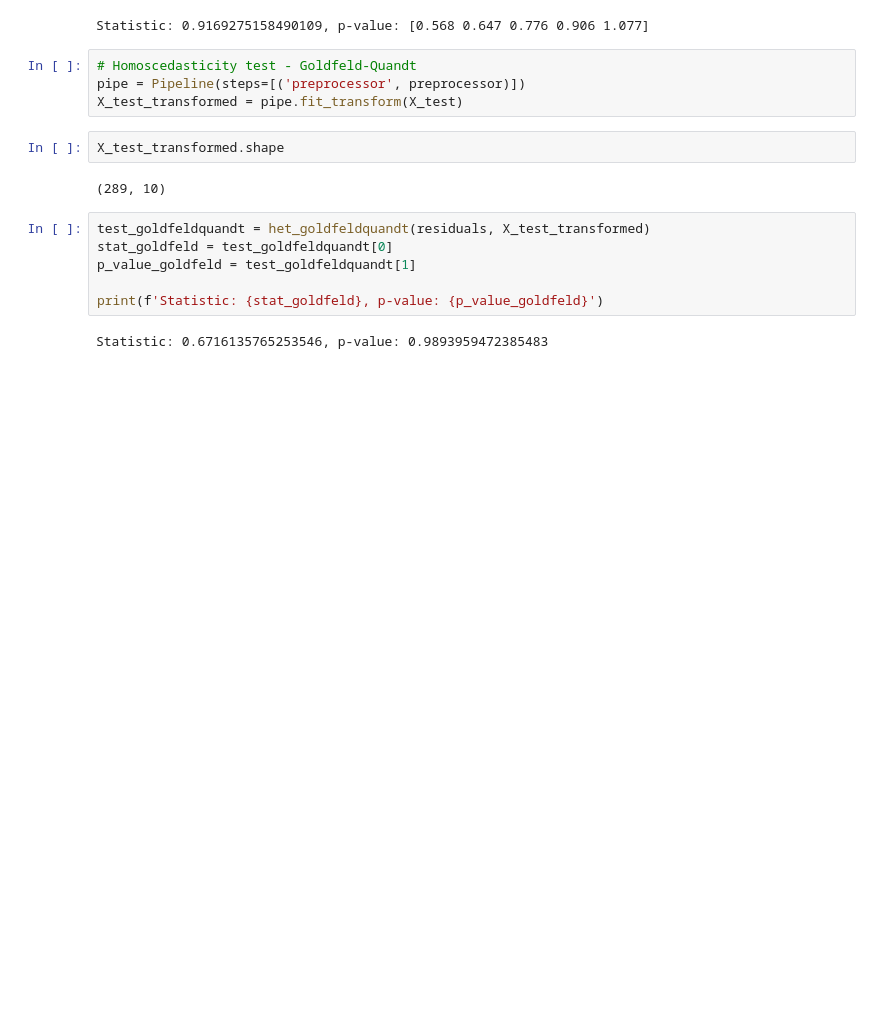
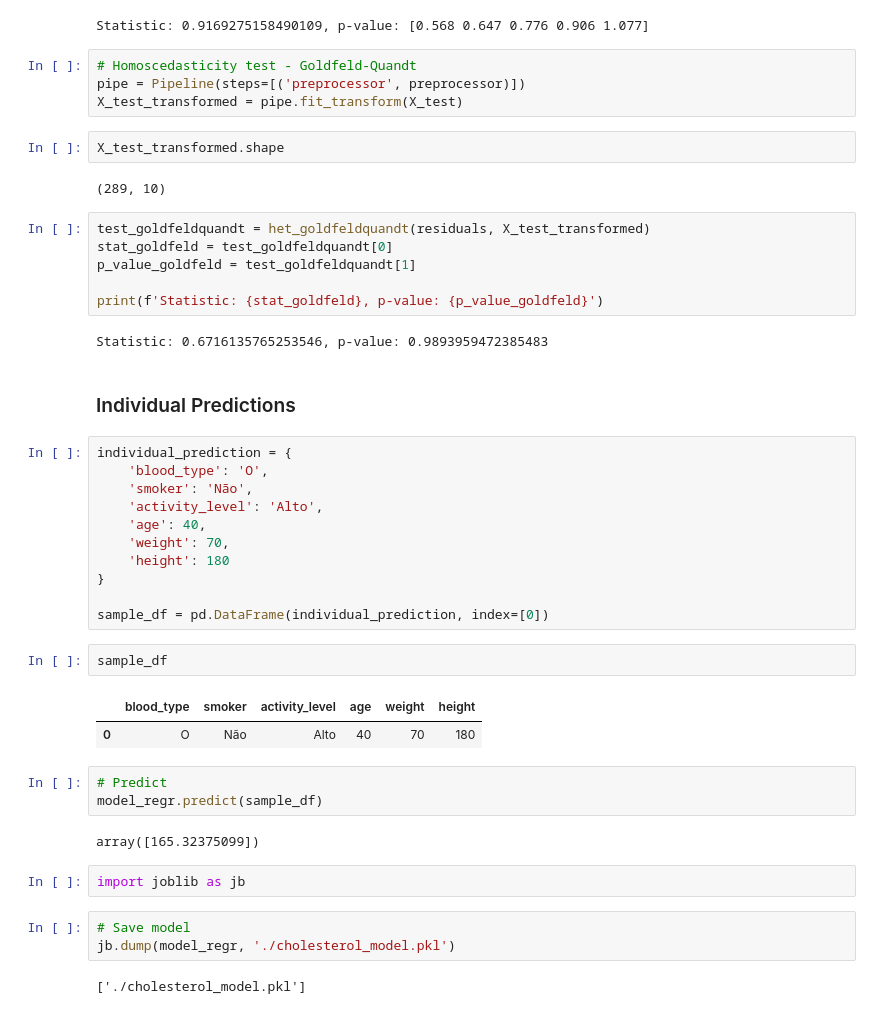
Before and after one commit to RanielliMontagna/ia-learning, a Jupyter notebook: multiple_linear_regression/cholesterol_model.ipynb, the cells around one changed output. Cells and saved outputs as stored; diff of their text form; blank space fills up the shorter version.

Commit message:
feat(multiple-regression): perform individual predictions and save the model

```diff
--- a/multiple_linear_regression/cholesterol_model.ipynb
+++ b/multiple_linear_regression/cholesterol_model.ipynb
@@ -486,3 +486,33 @@ p_value_goldfeld = test_goldfeldquandt[1]
 print(f'Statistic: {stat_goldfeld}, p-value: {p_value_goldfeld}')
 # %% [output]
 Statistic: 0.6716135765253546, p-value: 0.9893959472385483
+# %% [markdown]
+### Individual Predictions
+# %%
+individual_prediction = {
+    'blood_type': 'O',
+    'smoker': 'Não',
+    'activity_level': 'Alto',
+    'age': 40,
+    'weight': 70,
+    'height': 180
+}
+
+sample_df = pd.DataFrame(individual_prediction, index=[0])
+# %%
+sample_df
+# %% [output]
+|  | blood_type | smoker | activity_level | age | weight | height |
+| 0 | O | Não | Alto | 40 | 70 | 180 |
+# %%
+# Predict
+model_regr.predict(sample_df)
+# %% [output]
+array([165.32375099])
+# %%
+import joblib as jb
+# %%
+# Save model
+jb.dump(model_regr, './cholesterol_model.pkl')
+# %% [output]
+['./cholesterol_model.pkl']
```
Also changed, not shown: 1 other file.
